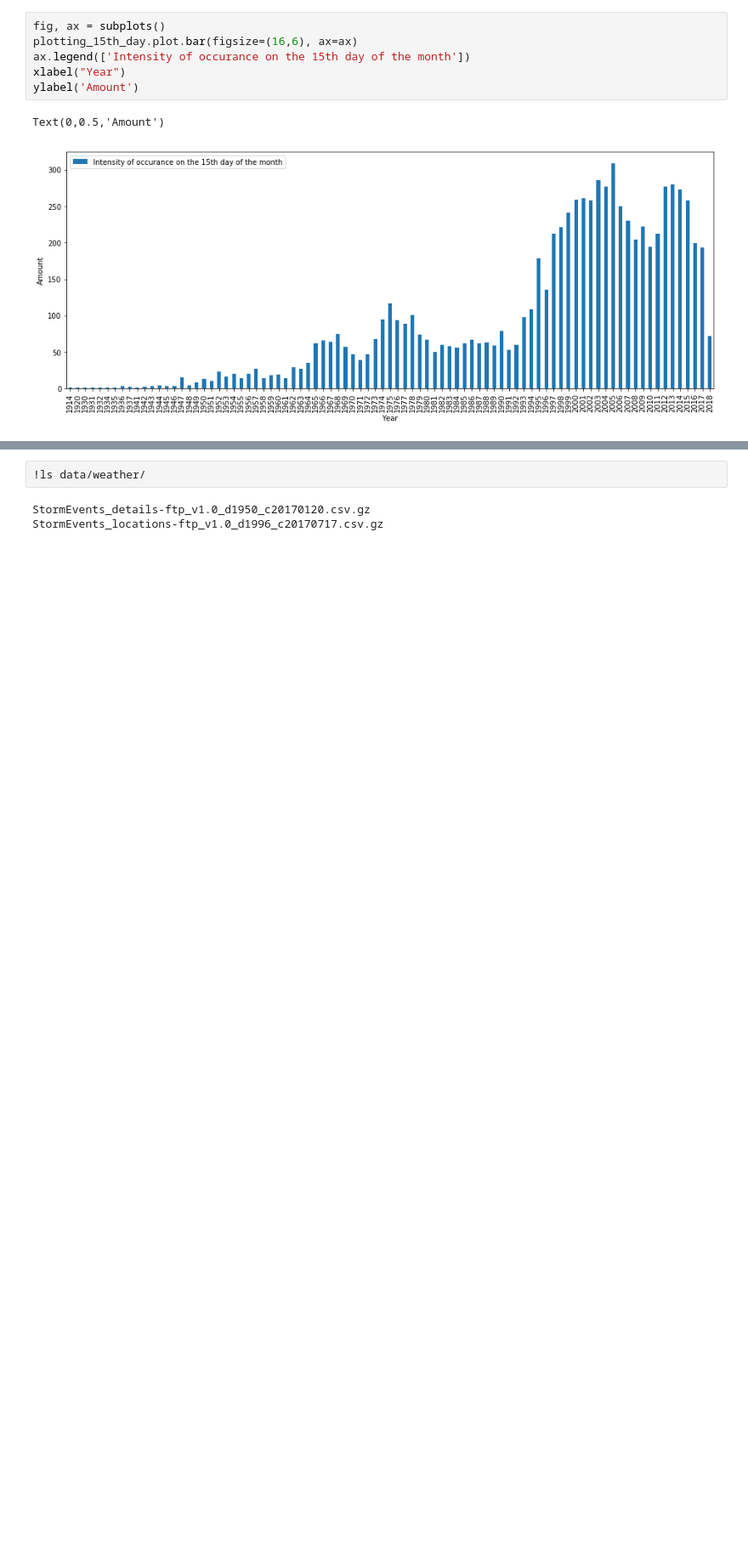
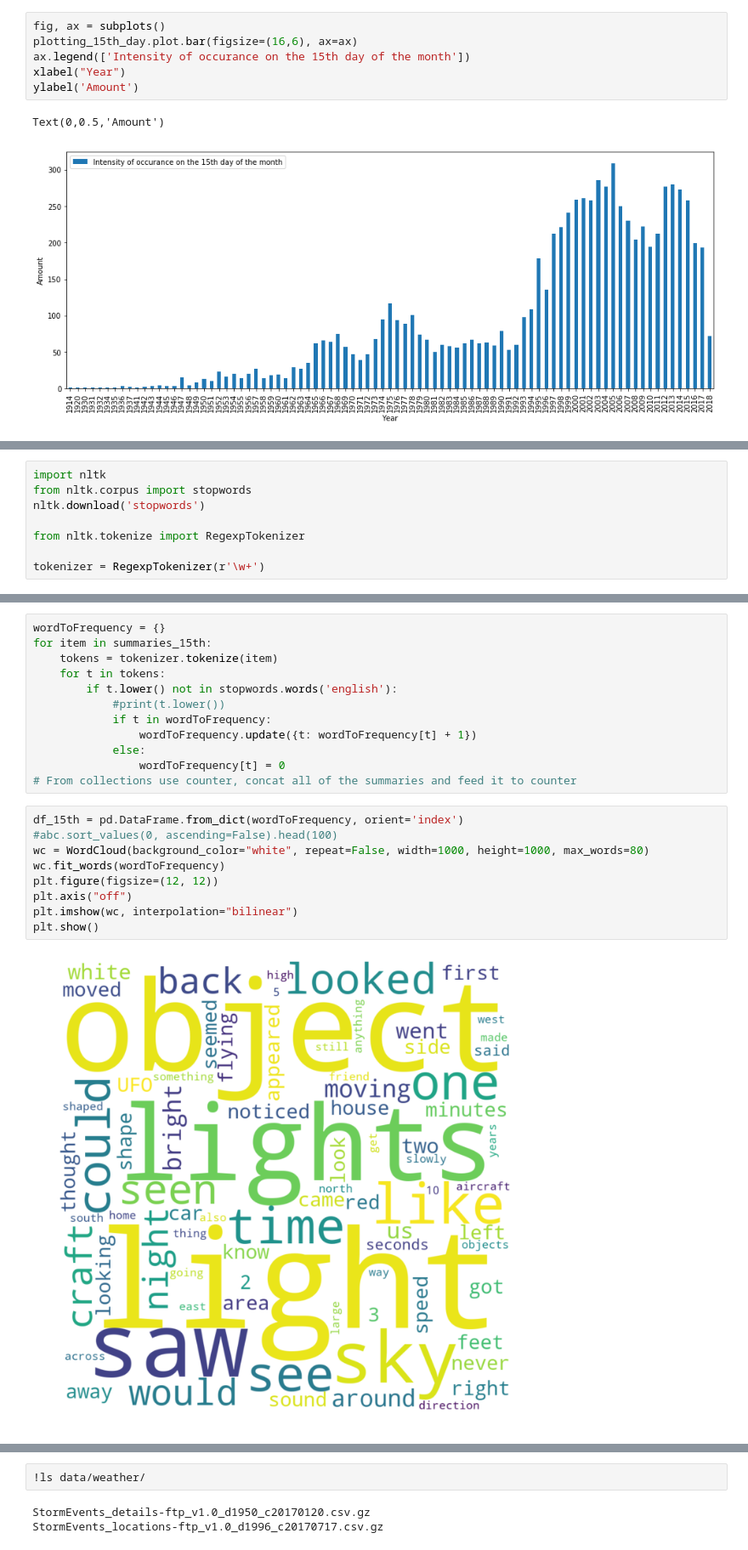
Before and after one commit to kiru/ada_project, a Jupyter notebook: UFO-Jurgis.ipynb, the cells around one changed output, grey strips where cells are left out. Shown at 85% size. Drawn from its saved outputs; the diff is of its cells as text; blank space fills up the shorter version.

```diff
--- a/UFO-Jurgis.ipynb
+++ b/UFO-Jurgis.ipynb
@@ -208,0 +265,8 @@ df_15th_full.head()
+# %%
+import nltk
+from nltk.corpus import stopwords
+nltk.download('stopwords')
+
+from nltk.tokenize import RegexpTokenizer
+
+tokenizer = RegexpTokenizer(r'\w+')
@@ -208,0 +277,23 @@ df_15th_full.head()
+# %%
+wordToFrequency = {}
+for item in summaries_15th:
+    tokens = tokenizer.tokenize(item)
+    for t in tokens:
+        if t.lower() not in stopwords.words('english'):
+            #print(t.lower())
+            if t in wordToFrequency:
+                wordToFrequency.update({t: wordToFrequency[t] + 1})
+            else:
+                wordToFrequency[t] = 0
+# From collections use counter, concat all of the summaries and feed it to counter
+# %%
+df_15th = pd.DataFrame.from_dict(wordToFrequency, orient='index')
+#abc.sort_values(0, ascending=False).head(100)
+wc = WordCloud(background_color="white", repeat=False, width=1000, height=1000, max_words=80)
+wc.fit_words(wordToFrequency)
+plt.figure(figsize=(12, 12))
+plt.axis("off")
+plt.imshow(wc, interpolation="bilinear")
+plt.show()
+# %% [output]
+[figure, added]
```
Also changed, not shown: parts of 46 cells of this notebook, 1 other file.
